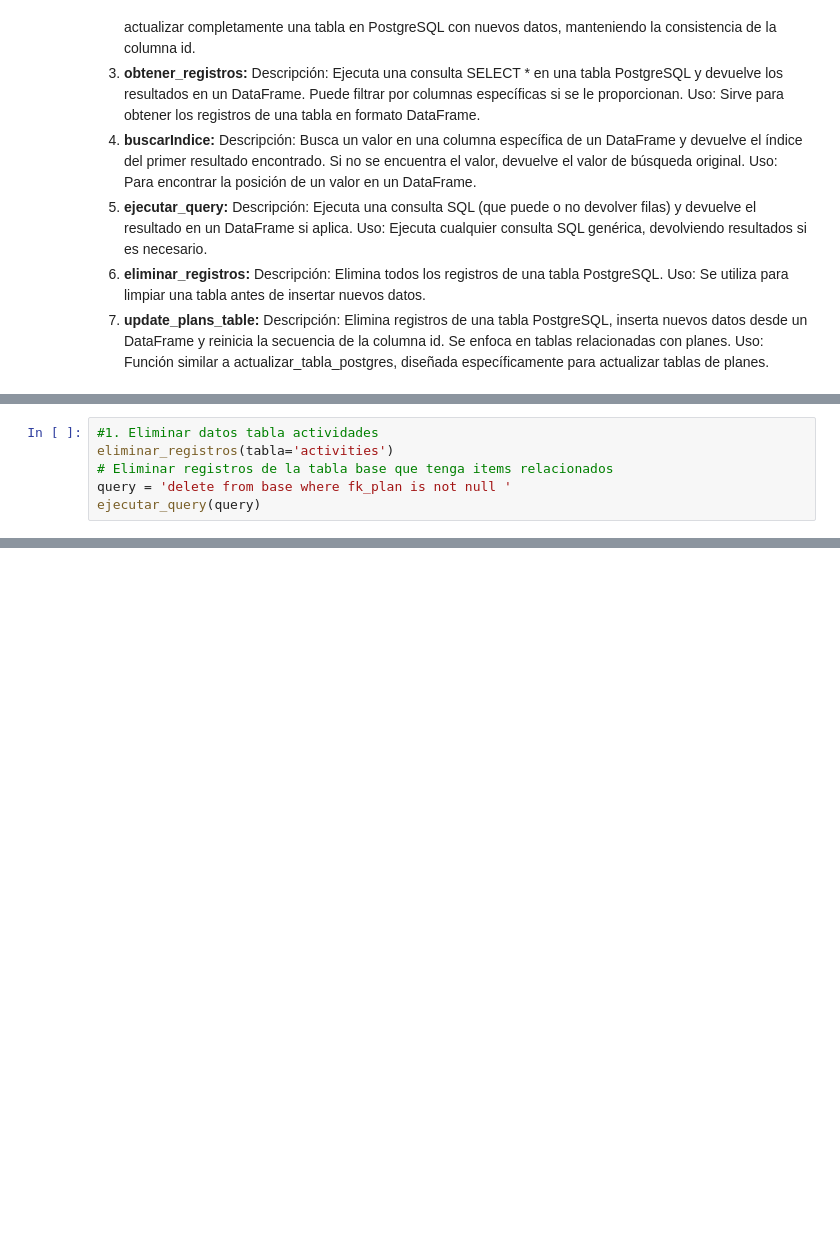
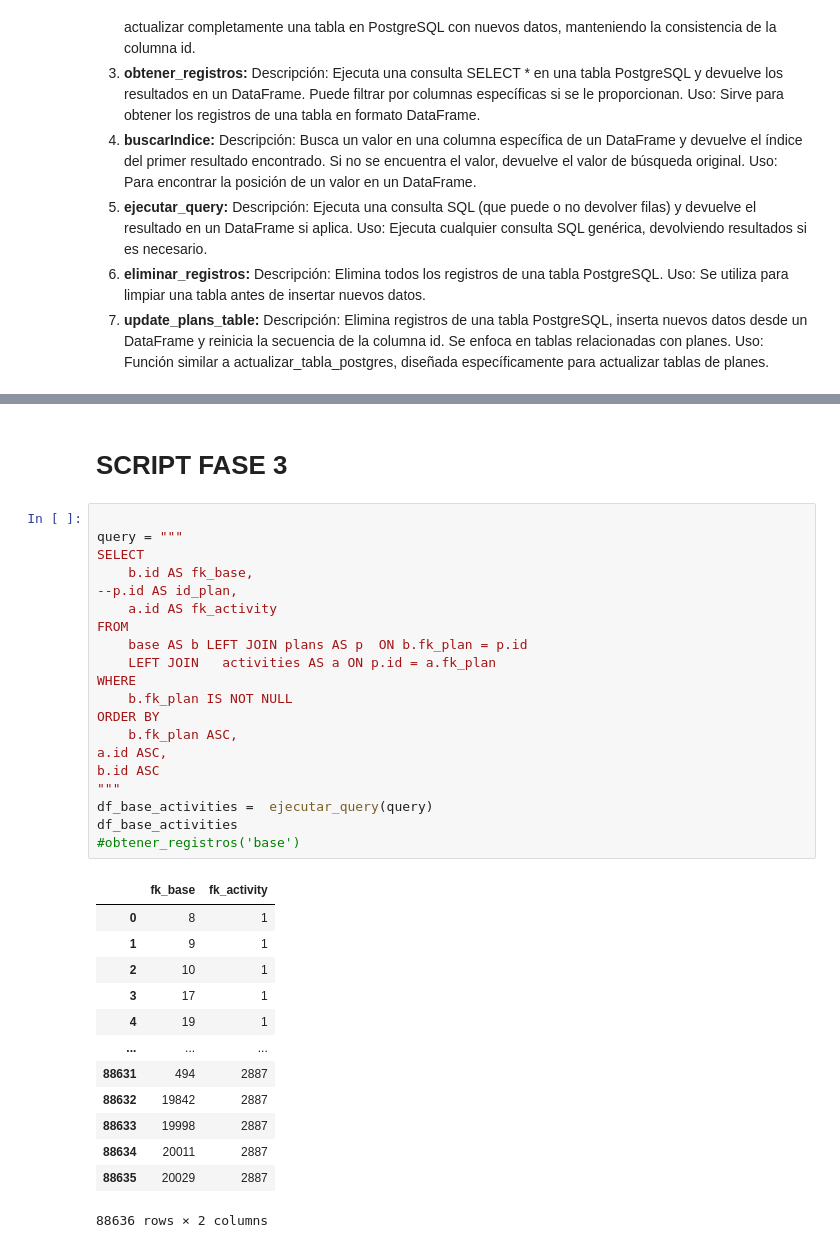
Before and after one commit to raulink/datascience_etcmt, a Jupyter notebook: notebooks/3.script.ipynb, the cells around one changed output, grey strips where cells are left out. Saved outputs shown, nothing was run; the diff lists cells and outputs as text; blank space fills up the shorter version.

```diff
--- a/notebooks/3.script.ipynb
+++ b/notebooks/3.script.ipynb
@@ -632,6 +477,0 @@ def update_plans_table(df, tabla, columna_id, usuario='user_mantenimiento', pass
-# %%
-#1. Eliminar datos tabla actividades
-eliminar_registros(tabla='activities')
-# Eliminar registros de la tabla base que tenga items relacionados
-query = 'delete from base where fk_plan is not null '
-ejecutar_query(query)
@@ -890,0 +746,36 @@ button2.on_click(lambda _: print("Boton 2 accionado"))
+# %% [markdown]
+# SCRIPT FASE 3
+# %%
+
+query = """
+SELECT
+    b.id AS fk_base,
+--p.id AS id_plan,
+    a.id AS fk_activity
+FROM
+    base AS b LEFT JOIN	plans AS p	ON b.fk_plan = p.id
+    LEFT JOIN	activities AS a ON p.id = a.fk_plan
+WHERE
+    b.fk_plan IS NOT NULL
+ORDER BY
+    b.fk_plan ASC,
+a.id ASC,
+b.id ASC
+"""
+df_base_activities =  ejecutar_query(query)
+df_base_activities
+#obtener_registros('base')
+# %% [output]
+|  | fk_base | fk_activity |
+| 0 | 8 | 1 |
+| 1 | 9 | 1 |
+| 2 | 10 | 1 |
+| 3 | 17 | 1 |
+| 4 | 19 | 1 |
+| ... | ... | ... |
+| 88631 | 494 | 2887 |
+| 88632 | 19842 | 2887 |
+| 88633 | 19998 | 2887 |
+| 88634 | 20011 | 2887 |
+| 88635 | 20029 | 2887 |
+88636 rows × 2 columns
```
Also changed, not shown: parts of 48 cells of this notebook, 1 other file.
